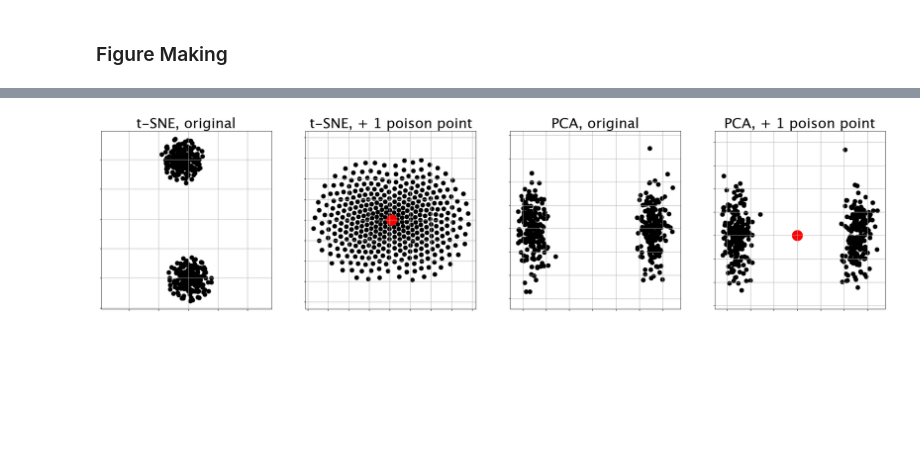
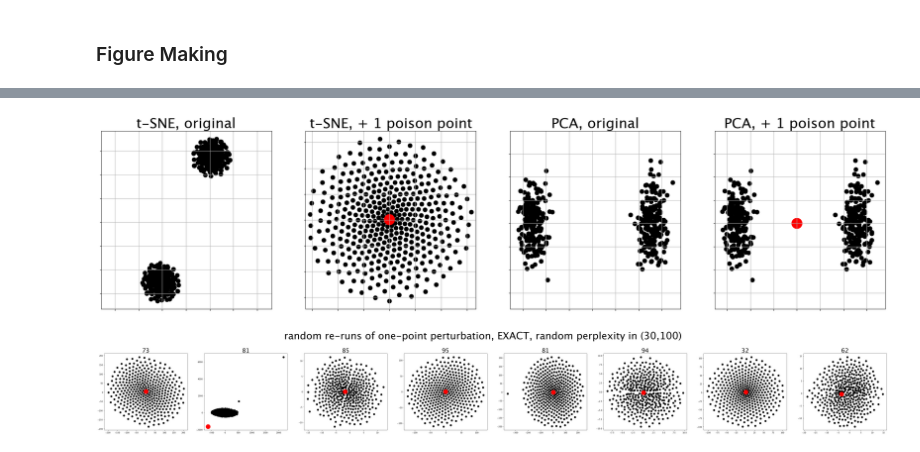
Before and after one commit to anon594/iclr26_submission8125, a Jupyter notebook: 2_adversarial.ipynb, the cells around one changed output, grey strips where cells are left out. Drawn from its saved outputs; the diff is of its cells as text; code cells hidden in the pictures; blank space fills up the shorter version.

```diff
--- a/2_adversarial.ipynb
+++ b/2_adversarial.ipynb
@@ -796,32 +476,0 @@ for i in range(len(Ds)):
-# %%
-#Creating Figure
-fig, ax = plt.subplots(nrows=2, ncols=len(Ds))
-fig.set_figwidth(5*len(dimensions))
-fig.set_figheight(10)
-
-#Running T-SNE
-F = TSNE(learning_rate=100, perplexity=100)
-
-#Running Single Linkage on X
-LinkageMethod = "ward"
-
-
-for i in range(len(Ds)):
-    #Plot t-SNE
-    Y_features = F.fit_transform(Xs[i])
-    Y_xaxis = Y_features[:,0]
-    Y_yaxis = Y_features[:,1]
-
-    ax[0, i].scatter(Y_xaxis, Y_yaxis, marker="o", cmap="bwr_r", alpha=0.5)
-    ax[0, i].set(xlabel='X', ylabel='Y', title='t-SNE Visualization (dim = '+ str(dimensions[i])+')')
-    ax[0, i].axis('equal')
-
-    #Plot Interpoint Distance Matrix
-    Dmin = np.min(Ds[i]+np.max(Ds[i])*np.identity(Ds[i].shape[0]))
-    Dmax = np.max(Ds[i])
-    aspectRatio = Dmax/Dmin
-
-    ASS = silhouette_score(Xs[i], np.concatenate((np.ones(n),np.zeros(n)))) #returns average silhouette score
-
-    ax[1, i].imshow(Ds[i])
-    ax[1, i].set(title='Distance Matrix (dim = '+ str(dimensions[i])+')', xlabel='Silhouette Score = ' + str(np.round(ASS,decimals=3))+', Aspect Ratio = '+ str(np.round(aspectRatio,decimals=2)))
@@ -830,12 +477,6 @@ for i in range(len(Ds)):
-# %%
-#Regenerate bad rolls
-i = 0 #Roll to regenerate
-X = TwoGuassians(NumPointsInCluster=n ,distance=1, dim=dimensions[i])
-Xs[i]=X
-Ds[i]=distanceSquaredArray2(np.matmul(X, np.transpose(X)))
 # %%
-tsne = TSNE(learning_rate=100, perplexity=100)
-pca = PCA(n_components=2)
+tsne = TSNE(learning_rate=100,random_state=seed, method='exact')
+pca = PCA(n_components=2,random_state=seed)
 X = TwoGuassians(NumPointsInCluster=200, distance=1, dim=2000)
 X1 = np.concatenate((X, np.array( [  np.mean(X, axis=0)  ])), axis=0)
 
@@ -846,31 +487,31 @@ X_pca0 = pca.fit_transform(X)
 X_pca1 = pca.fit_transform(X1)
 
 
 fig, axs = plt.subplots(1,4, figsize=(30,7))
 n = len(X)
 
 for i in range(4):
     axs[i].grid('on')
     axs[i].axis('equal')
     axs[i].set_xticklabels([])
     axs[i].set_yticklabels([])
 
 axs[0].scatter(X_tsne0[:,0],X_tsne0[:,1],  s=80,color='black')
 axs[0].set_title('t-SNE, original', fontsize=30)
 
 axs[1].scatter(X_tsne1[:-1,0],X_tsne1[:-1,1], s=80, color='black')
 axs[1].scatter(X_tsne1[-1,0],X_tsne1[-1,1],  s=500, color='red')
 axs[1].set_title('t-SNE, + 1 poison point', fontsize=30)
 
 
 axs[2].scatter(X_pca0[:,0],X_pca0[:,1],  s=80,color='black')
 axs[2].set_title('PCA, original', fontsize=30)
 
 axs[3].scatter(X_pca1[:-1,0],X_pca1[:-1,1], s=80, color='black')
 axs[3].scatter(X_pca1[-1,0],X_pca1[-1,1],  s=500, color='red')
 axs[3].set_title('PCA, + 1 poison point', fontsize=30)
 
 
 plt.savefig('visuals/outlier_new/one_pt_perturb.png', bbox_inches='tight' )
 # %% [output]
-[figure, old version]
+[figure, new version]
@@ -876,0 +529,12 @@ plt.savefig('visuals/outlier_new/one_pt_perturb.png', bbox_inches='tight' )
+# %%
+fig, axs = plt.subplots(1,8, figsize=(70,7))
+for i in range(8):
+
+    axs[i].set_title(str(int(perps[i])), fontsize=30)
+    axs[i].scatter(reruns[i][:-1,0],reruns[i][:-1,1], s=80, color='black')
+    axs[i].scatter(reruns[i][-1,0],reruns[i][-1,1],  s=500, color='red')
+
+plt.suptitle('random re-runs of one-point perturbation, EXACT, random perplexity in (30,100)', fontsize=50,  y=1.1)
+plt.savefig('visuals/perturbation/one_pt_perturb_exact_perplexitychanging.png')
+# %% [output]
+[figure, added]
```
Also changed, not shown: parts of 25 cells of this notebook, 56 other files.
